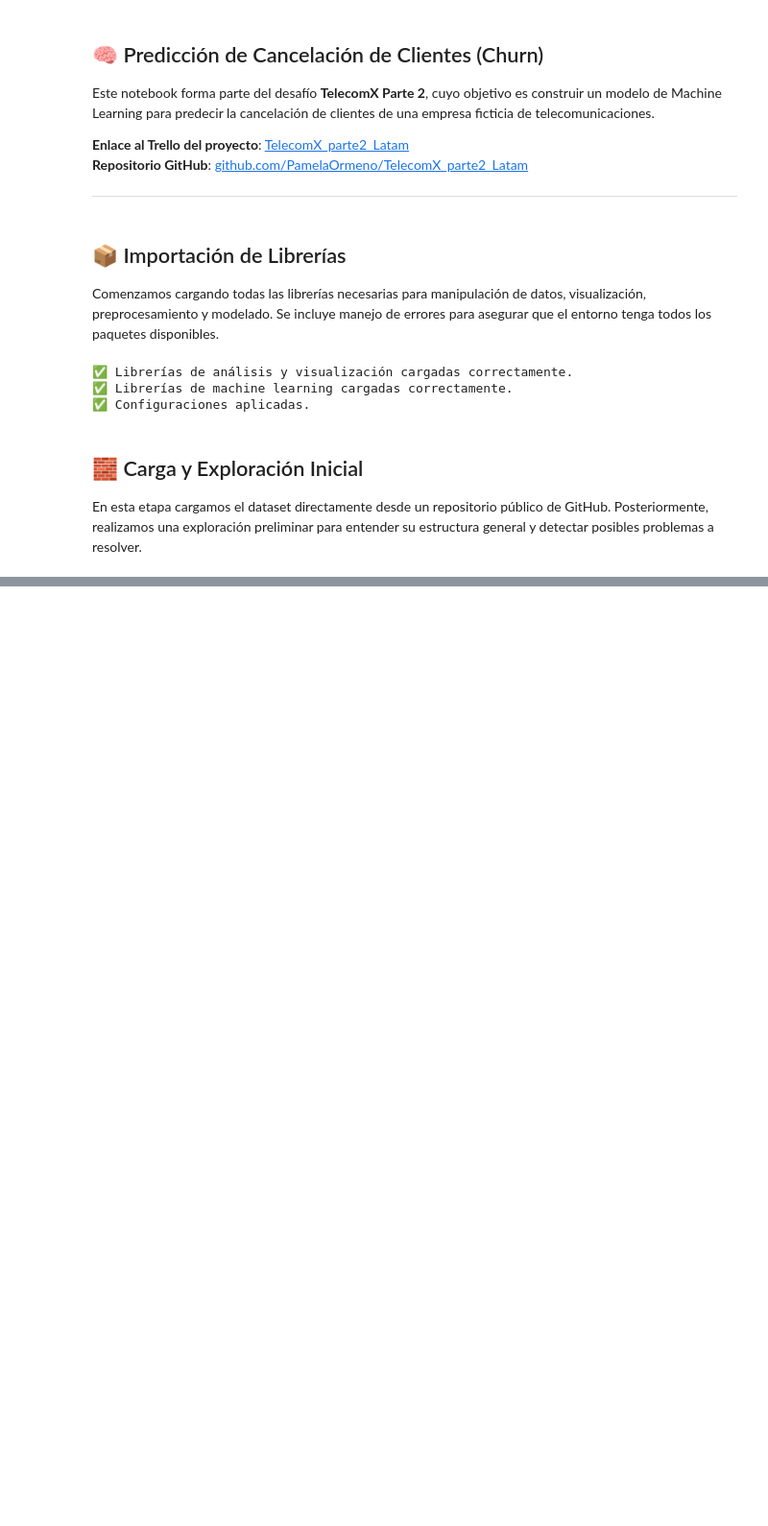
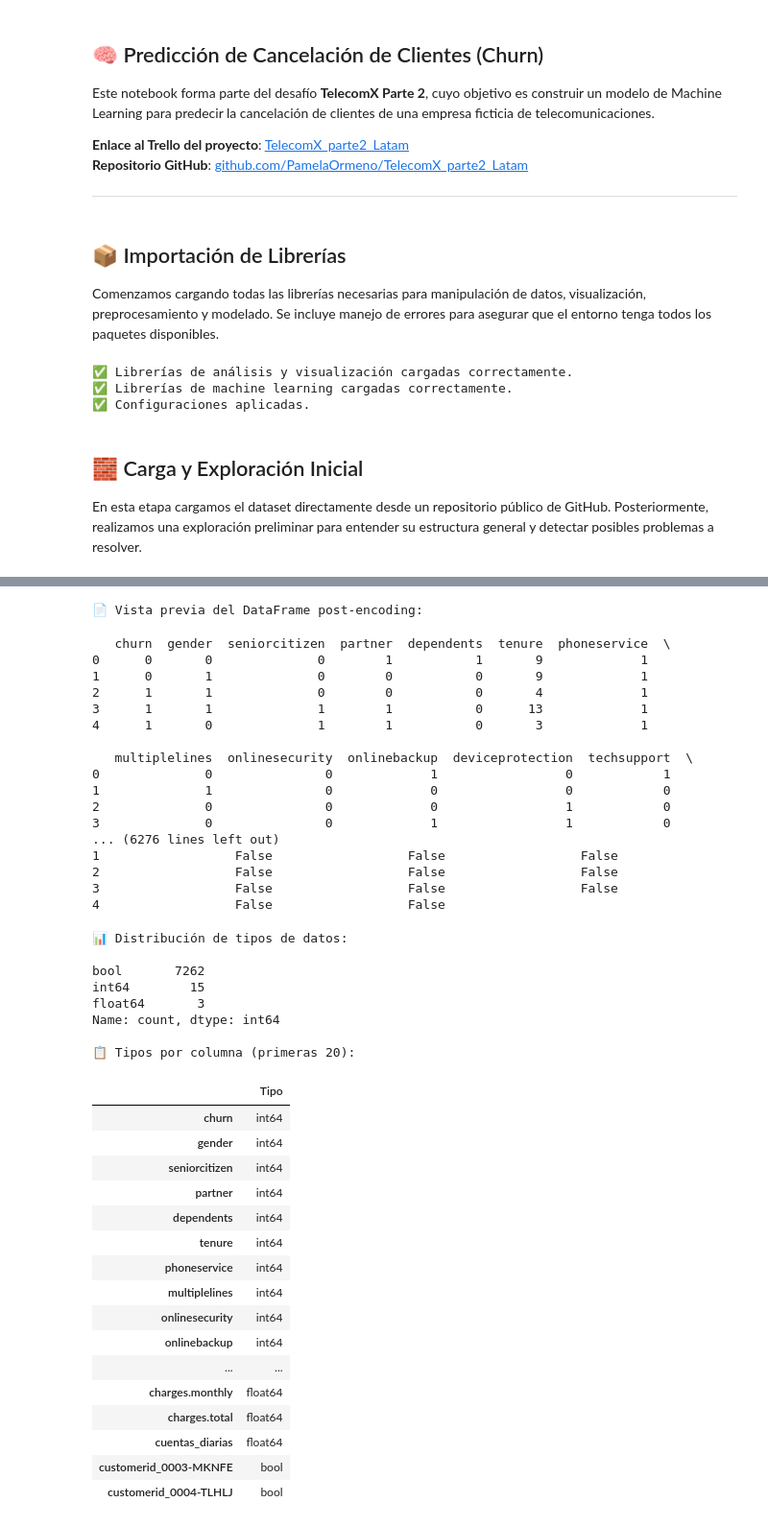
Before and after one commit to PamelaOrmeno/TelecomX_parte2_Latam, a Jupyter notebook: TelecomX_parte2_Latam.ipynb, the cells around one changed output, grey strips where cells are left out. Shown at 96% size. Saved outputs shown, nothing was run; the diff lists cells and outputs as text; code cells hidden in the pictures; blank space fills up the shorter version.

```diff
--- a/TelecomX_parte2_Latam.ipynb
+++ b/TelecomX_parte2_Latam.ipynb
@@ -193,0 +247,59 @@ dtype: float64
+# %%
+# 🔍 Validación del encoding aplicado
+
+try:
+    print("📄 Vista previa del DataFrame post-encoding:\n")
+    display(df.head())
+
+    print("\n📊 Distribución de tipos de datos:\n")
+    print(df.dtypes.value_counts())
+
+    print("\n📋 Tipos por columna (primeras 20):")
+    display(df.dtypes.to_frame("Tipo").head(20))
+
+except Exception as e:
+    print(f"❌ Error durante la validación del DataFrame codificado: {e}")
+# %% [output]
+📄 Vista previa del DataFrame post-encoding:
+   churn  gender  seniorcitizen  partner  dependents  tenure  phoneservice  \
+0      0       0              0        1           1       9             1
+1      0       1              0        0           0       9             1
+2      1       1              0        0           0       4             1
+3      1       1              1        1           0      13             1
+4      1       0              1        1           0       3             1
+
+   multiplelines  onlinesecurity  onlinebackup  deviceprotection  techsupport  \
+0              0               0             1                 0            1
+1              1               0             0                 0            0
+2              0               0             0                 1            0
+3              0               0             1                 1            0
+... (6276 lines left out)
+1                  False                  False                  False
+2                  False                  False                  False
+3                  False                  False                  False
+4                  False                  False
+📊 Distribución de tipos de datos:
+
+bool       7262
+int64        15
+float64       3
+Name: count, dtype: int64
+
+📋 Tipos por columna (primeras 20):
+|  | Tipo |
+| churn | int64 |
+| gender | int64 |
+| seniorcitizen | int64 |
+| partner | int64 |
+| dependents | int64 |
+| tenure | int64 |
+| phoneservice | int64 |
+| multiplelines | int64 |
+| onlinesecurity | int64 |
+| onlinebackup | int64 |
+| ... | ... |
+| charges.monthly | float64 |
+| charges.total | float64 |
+| cuentas_diarias | float64 |
+| customerid_0003-MKNFE | bool |
+| customerid_0004-TLHLJ | bool |
```
Also changed, not shown: parts of 19 cells of this notebook.
